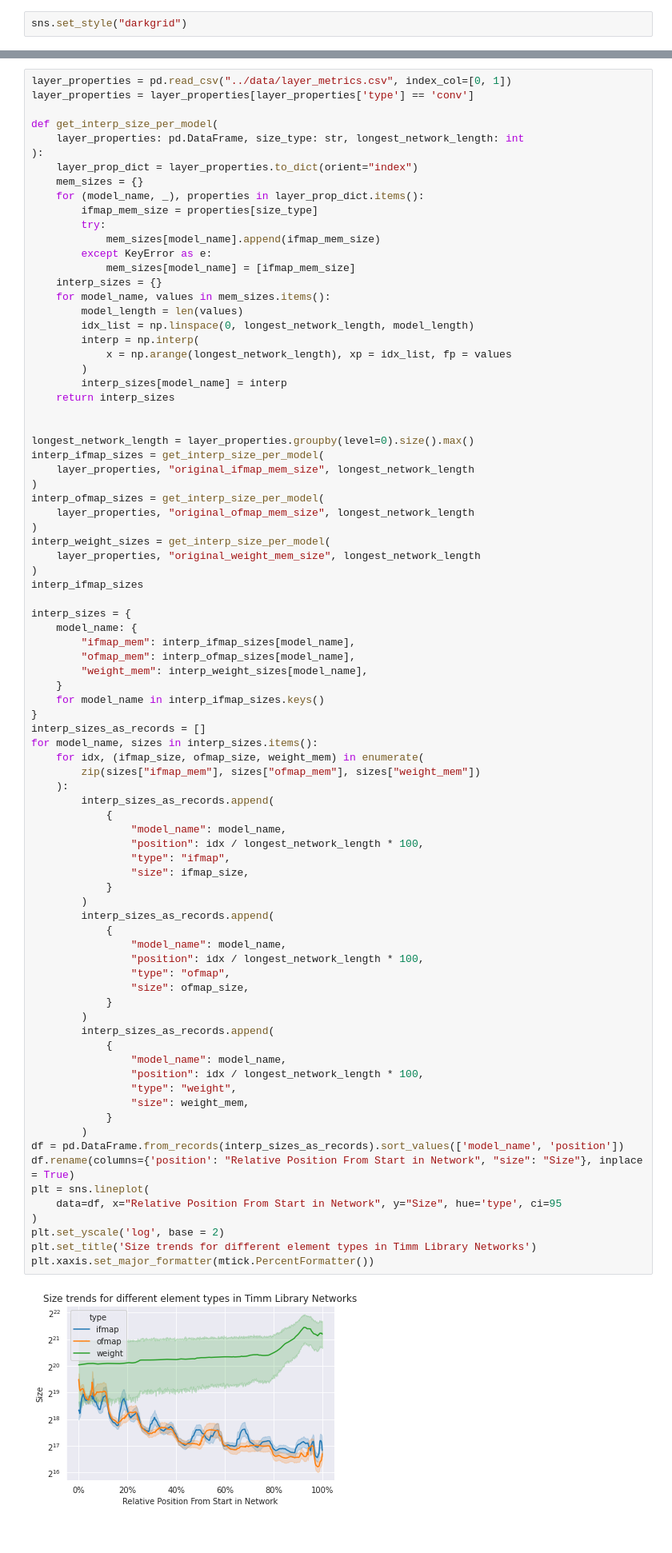
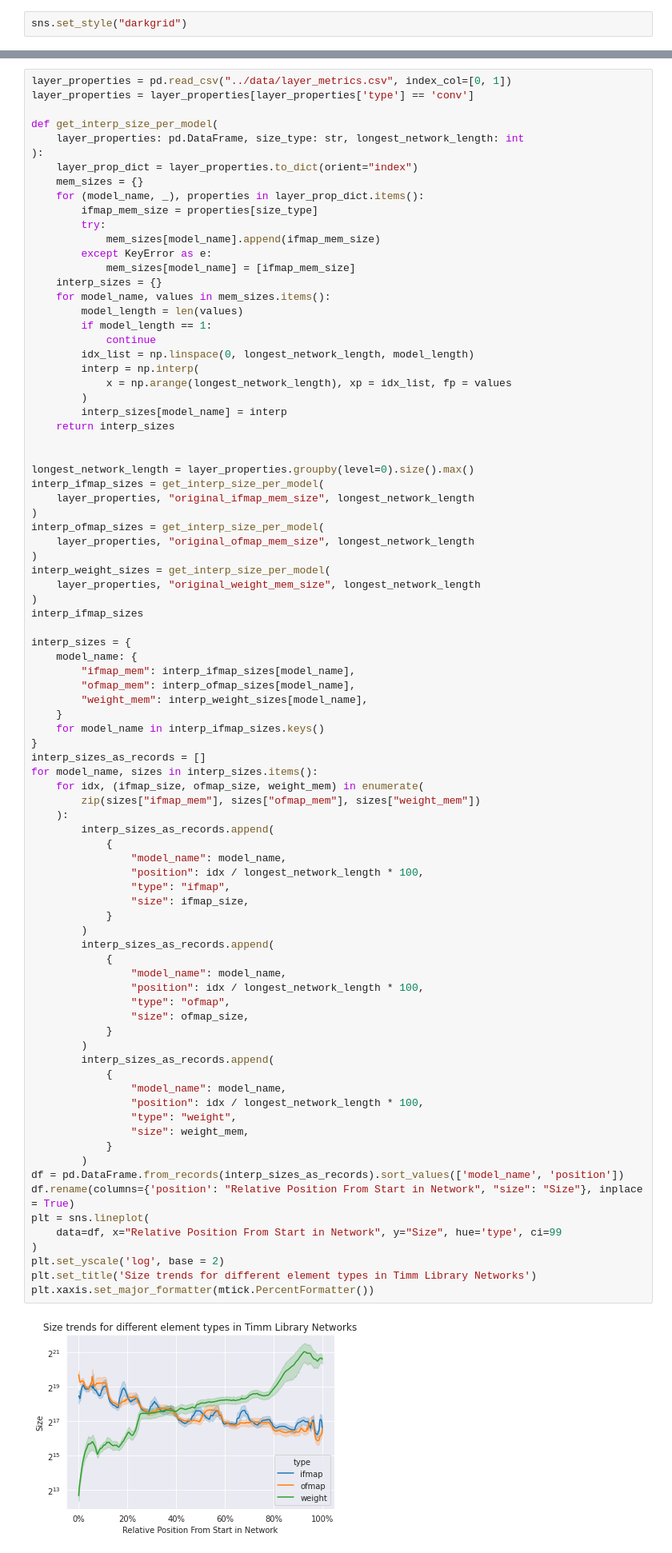
Before and after one commit to asultan123/hero-sim, a Jupyter notebook: scripts/macro_stats.ipynb, the cells around one changed output, grey strips where cells are left out. Shown at 80% size. Drawn from its saved outputs; the diff is of its cells as text.

Commit message:
fixed issue with interpolation of size trends

```diff
--- a/scripts/macro_stats.ipynb
+++ b/scripts/macro_stats.ipynb
@@ -170,6 +175,8 @@ def get_interp_size_per_model(
     interp_sizes = {}
     for model_name, values in mem_sizes.items():
         model_length = len(values)
+        if model_length == 1:
+            continue
         idx_list = np.linspace(0, longest_network_length, model_length)
         interp = np.interp(
             x = np.arange(longest_network_length), xp = idx_list, fp = values
@@ -208,32 +215,32 @@ for model_name, sizes in interp_sizes.items():
                 "model_name": model_name,
                 "position": idx / longest_network_length * 100,
                 "type": "ifmap",
                 "size": ifmap_size,
             }
         )
         interp_sizes_as_records.append(
             {
                 "model_name": model_name,
                 "position": idx / longest_network_length * 100,
                 "type": "ofmap",
                 "size": ofmap_size,
             }
         )
         interp_sizes_as_records.append(
             {
                 "model_name": model_name,
                 "position": idx / longest_network_length * 100,
                 "type": "weight",
                 "size": weight_mem,
             }
         )
 df = pd.DataFrame.from_records(interp_sizes_as_records).sort_values(['model_name', 'position'])
 df.rename(columns={'position': "Relative Position From Start in Network", "size": "Size"}, inplace = True)
 plt = sns.lineplot(
-    data=df, x="Relative Position From Start in Network", y="Size", hue='type', ci=95
+    data=df, x="Relative Position From Start in Network", y="Size", hue='type', ci=99
 )
 plt.set_yscale('log', base = 2)
 plt.set_title('Size trends for different element types in Timm Library Networks')
 plt.xaxis.set_major_formatter(mtick.PercentFormatter())
 # %% [output]
-[figure, old version]
+[figure, new version]
```
Also changed, not shown: parts of 3 cells of this notebook.
